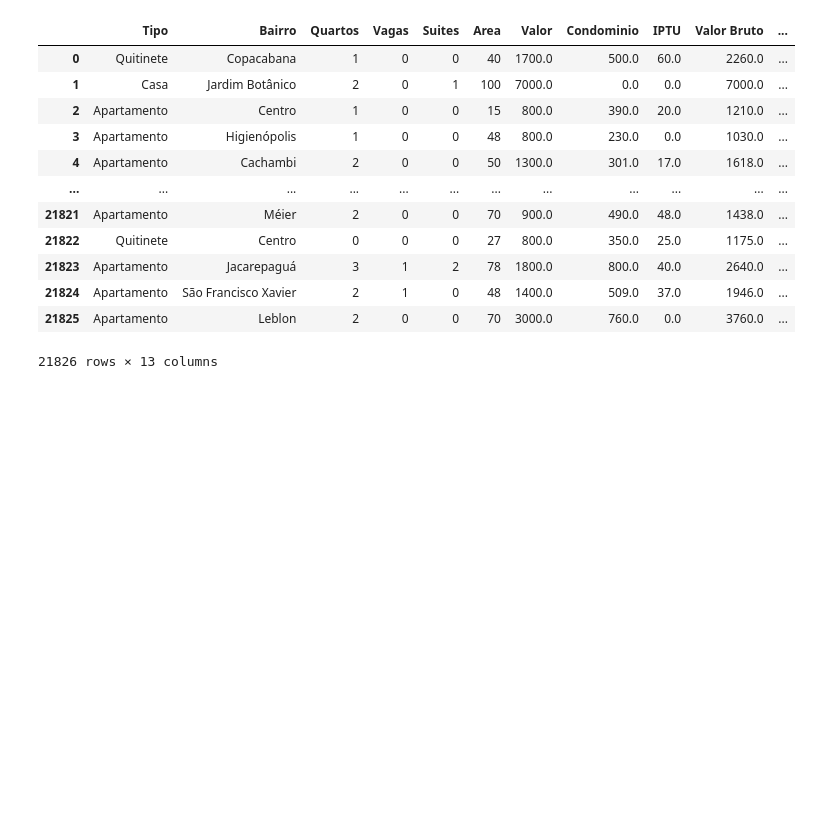
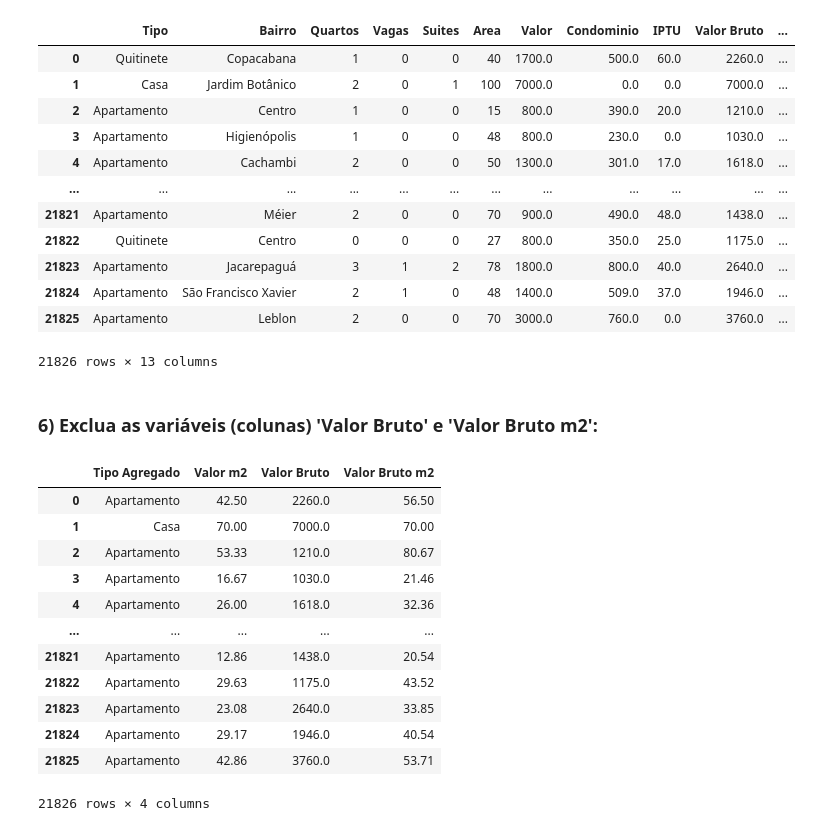
Before and after one commit to carolineferraz/Cursos-Python-Alura, a Jupyter notebook: 03-Pandas/05_Criando_Novas_Variaveis.ipynb, the cells around one changed output. Cells and saved outputs as stored; diff of their text form; code cells hidden in the pictures; blank space fills up the shorter version.

```diff
--- a/03-Pandas/05_Criando_Novas_Variaveis.ipynb
+++ b/03-Pandas/05_Criando_Novas_Variaveis.ipynb
@@ -122,3 +122,23 @@ dados
 | 21824 | Apartamento | São Francisco Xavier | 2 | 1 | 0 | 48 | 1400.0 | 509.0 | 37.0 | 1946.0 | ... |
 | 21825 | Apartamento | Leblon | 2 | 0 | 0 | 70 | 3000.0 | 760.0 | 0.0 | 3760.0 | ... |
 21826 rows × 13 columns
+# %% [markdown]
+### 6) Exclua as variáveis (colunas) 'Valor Bruto' e 'Valor Bruto m2':
+# %%
+dados_aux = pd.DataFrame(dados[['Tipo Agregado', 'Valor m2', 'Valor Bruto', 'Valor Bruto m2']])
+# %%
+dados_aux
+# %% [output]
+|  | Tipo Agregado | Valor m2 | Valor Bruto | Valor Bruto m2 |
+| 0 | Apartamento | 42.50 | 2260.0 | 56.50 |
+| 1 | Casa | 70.00 | 7000.0 | 70.00 |
+| 2 | Apartamento | 53.33 | 1210.0 | 80.67 |
+| 3 | Apartamento | 16.67 | 1030.0 | 21.46 |
+| 4 | Apartamento | 26.00 | 1618.0 | 32.36 |
+| ... | ... | ... | ... | ... |
+| 21821 | Apartamento | 12.86 | 1438.0 | 20.54 |
+| 21822 | Apartamento | 29.63 | 1175.0 | 43.52 |
+| 21823 | Apartamento | 23.08 | 2640.0 | 33.85 |
+| 21824 | Apartamento | 29.17 | 1946.0 | 40.54 |
+| 21825 | Apartamento | 42.86 | 3760.0 | 53.71 |
+21826 rows × 4 columns
```
Also changed, not shown: parts of 11 cells of this notebook, 1 other file.
